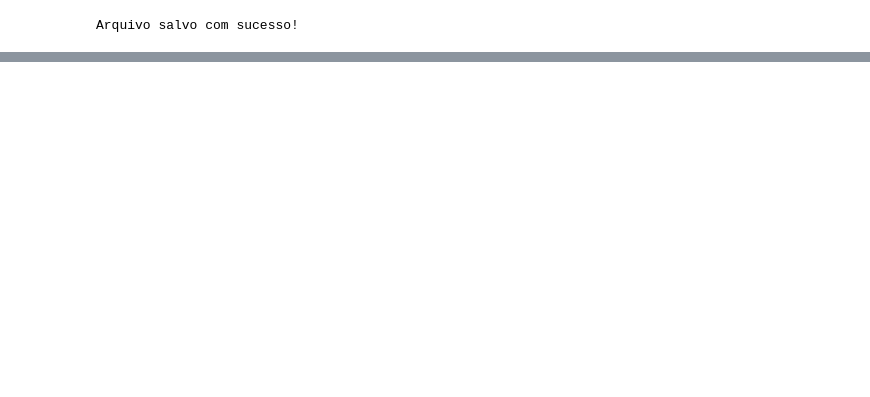
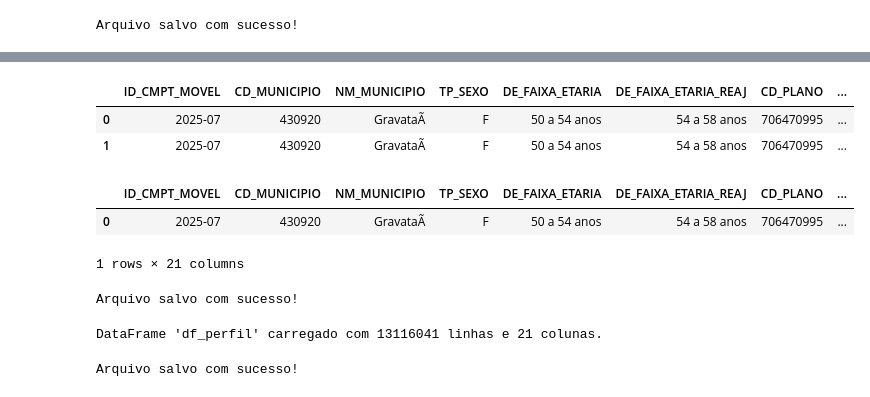
Before and after one commit to LUISTHOMAS77/projeto_aplicado, a Jupyter notebook: PROJETO_APLICADO.ipynb, the cells around one changed output, grey strips where cells are left out. Saved outputs shown, nothing was run; the diff lists cells and outputs as text; code cells hidden in the pictures; blank space fills up the shorter version.

```diff
--- a/PROJETO_APLICADO.ipynb
+++ b/PROJETO_APLICADO.ipynb
@@ -171,0 +299,6 @@ Arquivo salvo com sucesso!
+# %%
+df_perfil.head(2)
+# %% [output]
+|  | ID_CMPT_MOVEL | CD_MUNICIPIO | NM_MUNICIPIO | TP_SEXO | DE_FAIXA_ETARIA | DE_FAIXA_ETARIA_REAJ | CD_PLANO | ... |
+| 0 | 2025-07 | 430920 | GravataÃ­ | F | 50 a 54 anos | 54 a 58 anos | 706470995 | ... |
+| 1 | 2025-07 | 430920 | GravataÃ­ | F | 50 a 54 anos | 54 a 58 anos | 706470995 | ... |
@@ -171,0 +308,6 @@ Arquivo salvo com sucesso!
+# %%
+df_perfil.head(1)
+# %% [output]
+|  | ID_CMPT_MOVEL | CD_MUNICIPIO | NM_MUNICIPIO | TP_SEXO | DE_FAIXA_ETARIA | DE_FAIXA_ETARIA_REAJ | CD_PLANO | ... |
+| 0 | 2025-07 | 430920 | GravataÃ­ | F | 50 a 54 anos | 54 a 58 anos | 706470995 | ... |
+1 rows × 21 columns
@@ -171,0 +327,17 @@ Arquivo salvo com sucesso!
+# %%
+# Salva o resultado final em um novo CSV
+caminho_salvar = '/content/drive/MyDrive/dados/dados_perfil_unimed_poa4.csv'
+df_perfil.to_csv(caminho_salvar, index=False)
+print("Arquivo salvo com sucesso!")
+# %% [output]
+Arquivo salvo com sucesso!
+# %%
+#recomeçando
+import pandas as pd
+
+caminho_arquivo = '/content/drive/MyDrive/dados/dados_perfil_unimed_poa4.csv'
+df_perfil = pd.read_csv(caminho_arquivo)
+
+print(f"DataFrame 'df_perfil' carregado com {len(df_perfil)} linhas e {len(df_perfil.columns)} colunas.")
+# %% [output]
+DataFrame 'df_perfil' carregado com 13116041 linhas e 21 colunas.
@@ -171,0 +354,7 @@ Arquivo salvo com sucesso!
+# %%
+# Salva o resultado final em um novo CSV
+caminho_salvar = '/content/drive/MyDrive/dados/dados_perfil_unimed_poa5.csv'
+df_perfil.to_csv(caminho_salvar, index=False)
+print("Arquivo salvo com sucesso!")
+# %% [output]
+Arquivo salvo com sucesso!
```
Also changed, not shown: parts of 25 cells of this notebook.
